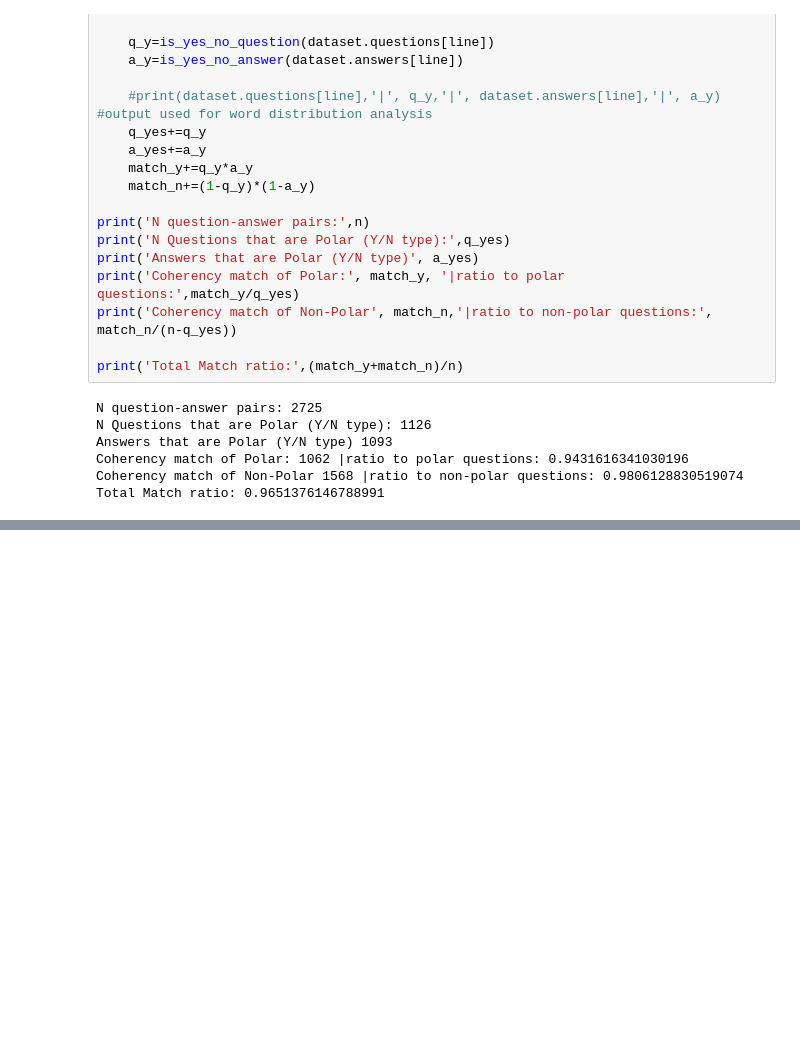
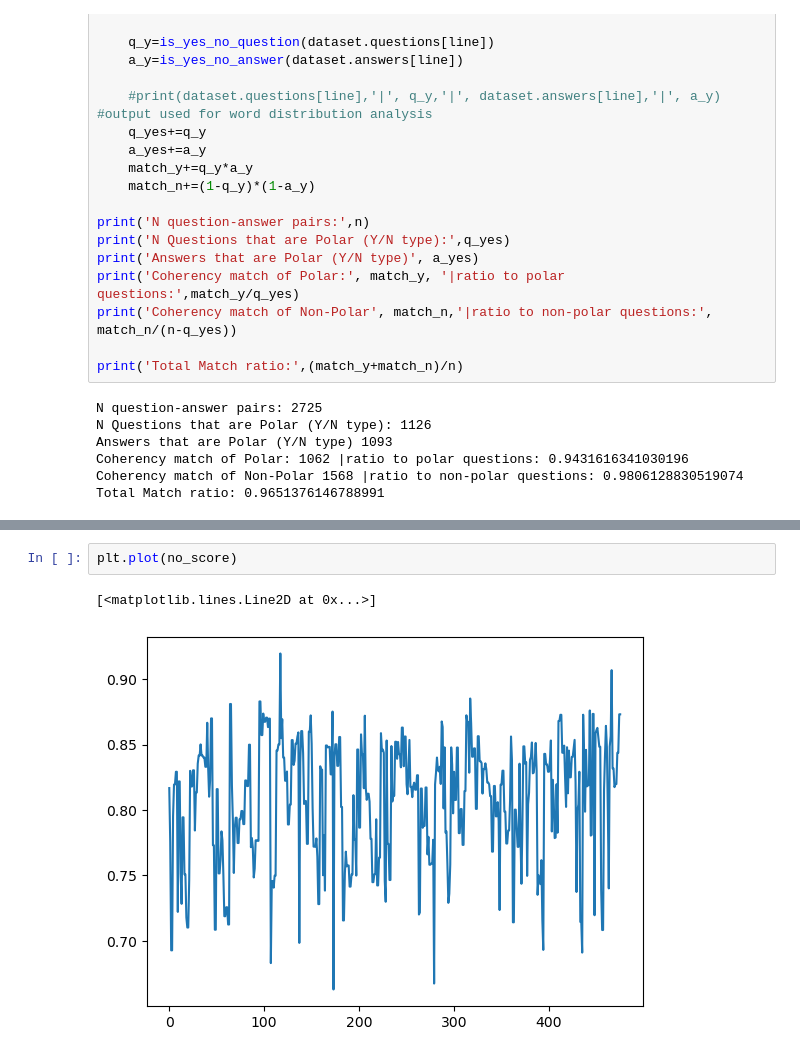
Before and after one commit to JingyuanHe1222/question_answering, a Jupyter notebook: syntactic_score.ipynb, the cells around one changed output, grey strips where cells are left out. Drawn from its saved outputs; the diff is of its cells as text; blank space fills up the shorter version.

```diff
--- a/syntactic_score.ipynb
+++ b/syntactic_score.ipynb
@@ -558,0 +717,5 @@ Total Match ratio: 0.9651376146788991
+# %%
+plt.plot(no_score)
+# %% [output]
+[<matplotlib.lines.Line2D at 0x...>]
+[figure, added]
```
Also changed, not shown: parts of 13 cells of this notebook, 3 other files.
